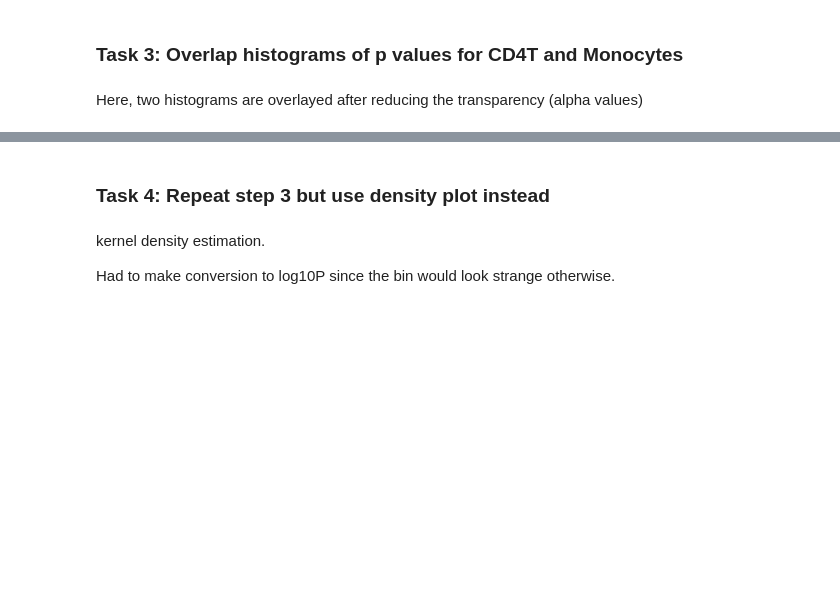
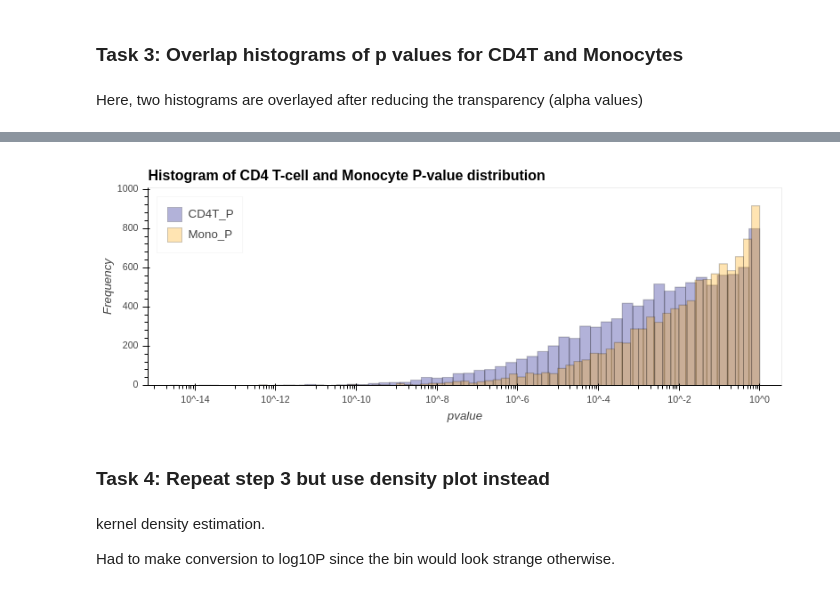
Before and after one commit to megjones/2020IMED7290, a Jupyter notebook: student_submissions/lewis/dataviz tutorial histogram - lewis.ipynb, the cells around one changed output, grey strips where cells are left out. Drawn from its saved outputs; the diff is of its cells as text; code cells hidden in the pictures; blank space fills up the shorter version.

```diff
--- a/student_submissions/lewis/dataviz tutorial histogram - lewis.ipynb
+++ b/student_submissions/lewis/dataviz tutorial histogram - lewis.ipynb
@@ -154,6 +172,11 @@ fig3 = make_task3_plot(); print('Fig3'); fig3
 # %% [output]
 Fig3
 [interactive output not drawn]
+# %%
+if load_saved:
+    display(Image(fig3_path))
+# %% [output]
+[figure, added]
 # %% [markdown]
 ### Task 4: Repeat step 3 but use density plot instead
 # %% [markdown]
```
Also changed, not shown: parts of 8 cells of this notebook, 6 other files.
